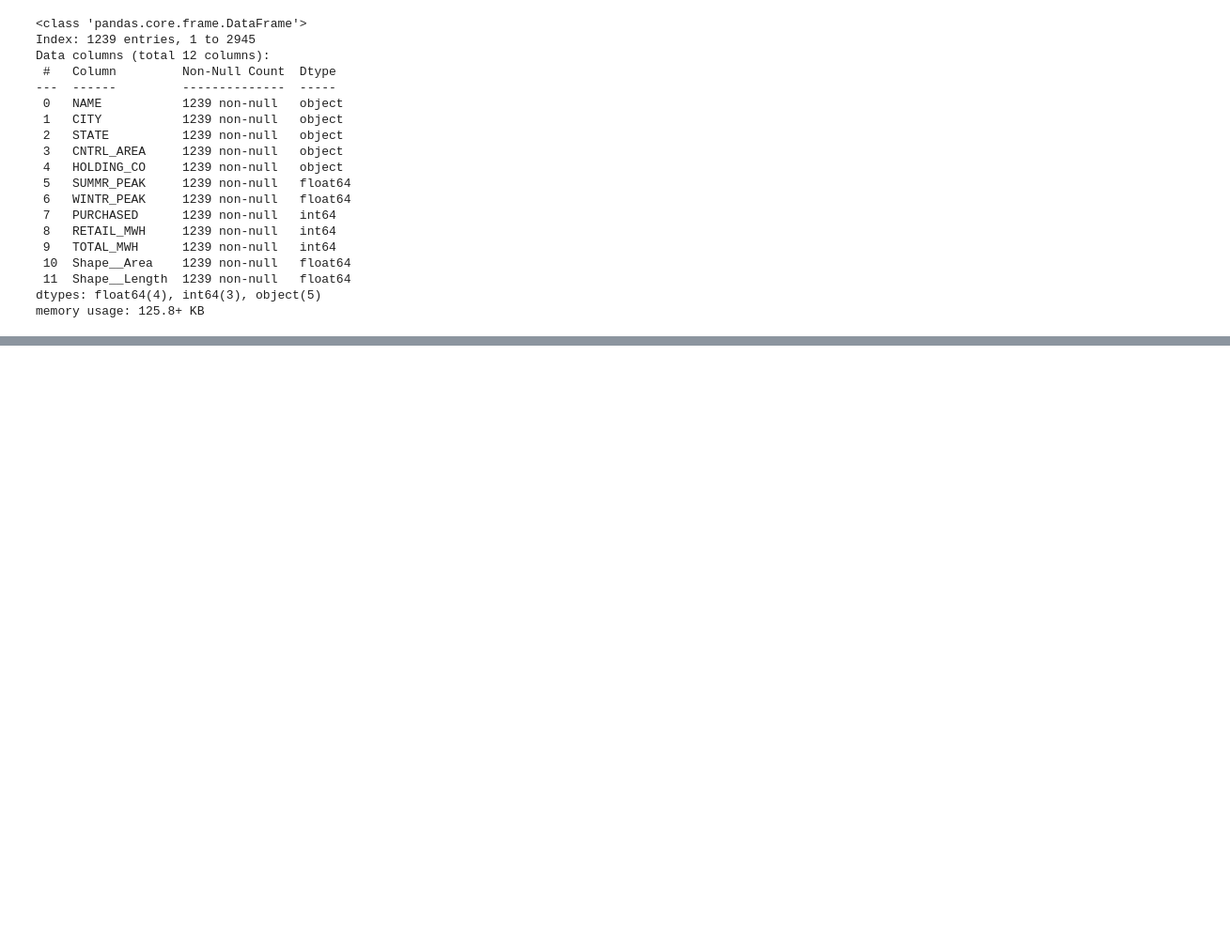
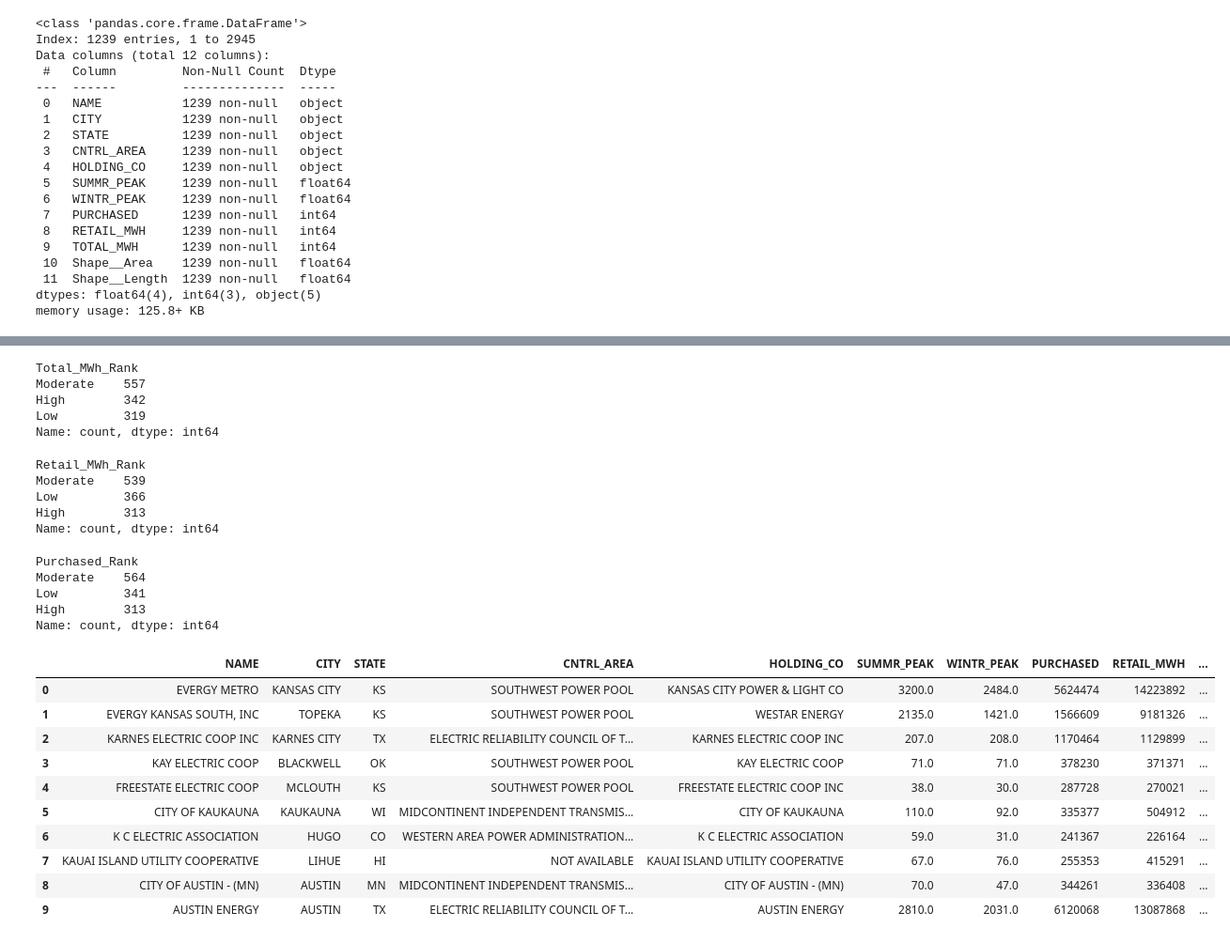
Before and after one commit to sabrinasayed99/Data_Center_Sites, a Jupyter notebook: Cleaning_2.ipynb, the cells around one changed output, grey strips where cells are left out. Shown at 94% size. Cells and saved outputs as stored; diff of their text form; code cells hidden in the pictures; blank space fills up the shorter version.

```diff
--- a/Cleaning_2.ipynb
+++ b/Cleaning_2.ipynb
@@ -413 +534,71 @@ memory usage: 125.8+ KB
+# %%
+# Create Total_MWh Rank column
+import numpy as np
+conditions = [
+    retail_costs_df['TOTAL_MWH'] > 1000000,
+    (retail_costs_df['TOTAL_MWH'] >= 300000) & (retail_costs_df['TOTAL_MWH'] <= 1000000),
+    retail_costs_df['TOTAL_MWH'] < 300000
+]
+choices = ['High', 'Moderate', 'Low']
+
+retail_costs_df['Total_MWh_Rank'] = np.select(conditions, choices, default='Unknown')
+
+# Verify the results
+print(retail_costs_df['Total_MWh_Rank'].value_counts())
+# %% [output]
+Total_MWh_Rank
+Moderate    557
+High        342
+Low         319
+Name: count, dtype: int64
+# %%
+# Create Retail_MWh Rank column
+conditions = [
+    retail_costs_df['RETAIL_MWH'] > 1000000,
+    (retail_costs_df['RETAIL_MWH'] >= 300000) & (retail_costs_df['RETAIL_MWH'] <= 1000000),
+    retail_costs_df['RETAIL_MWH'] < 300000
+]
+choices = ['High', 'Moderate', 'Low']
+
+retail_costs_df['Retail_MWh_Rank'] = np.select(conditions, choices, default='Unknown')
+
+# Verify the results
+print(retail_costs_df['Retail_MWh_Rank'].value_counts())
+# %% [output]
+Retail_MWh_Rank
+Moderate    539
+Low         366
+High        313
+Name: count, dtype: int64
+# %%
+# Create Purchased Rank column
+conditions = [
+    retail_costs_df['PURCHASED'] > 1000000,
+    (retail_costs_df['PURCHASED'] >= 300000) & (retail_costs_df['PURCHASED'] <= 1000000),
+    retail_costs_df['PURCHASED'] < 300000
+]
+choices = ['High', 'Moderate', 'Low']
+
+retail_costs_df['Purchased_Rank'] = np.select(conditions, choices, default='Unknown')
+retail_costs_df['Purchased_Rank'].value_counts()
+# %% [output]
+Purchased_Rank
+Moderate    564
+Low         341
+High        313
+Name: count, dtype: int64
+# %%
+retail_costs_df.head(10)
+# %% [output]
+|  | NAME | CITY | STATE | CNTRL_AREA | HOLDING_CO | SUMMR_PEAK | WINTR_PEAK | PURCHASED | RETAIL_MWH | ... |
+| 0 | EVERGY METRO | KANSAS CITY | KS | SOUTHWEST POWER POOL | KANSAS CITY POWER & LIGHT CO | 3200.0 | 2484.0 | 5624474 | 14223892 | ... |
+| 1 | EVERGY KANSAS SOUTH, INC | TOPEKA | KS | SOUTHWEST POWER POOL | WESTAR ENERGY | 2135.0 | 1421.0 | 1566609 | 9181326 | ... |
+| 2 | KARNES ELECTRIC COOP INC | KARNES CITY | TX | ELECTRIC RELIABILITY COUNCIL OF T... | KARNES ELECTRIC COOP INC | 207.0 | 208.0 | 1170464 | 1129899 | ... |
+| 3 | KAY ELECTRIC COOP | BLACKWELL | OK | SOUTHWEST POWER POOL | KAY ELECTRIC COOP | 71.0 | 71.0 | 378230 | 371371 | ... |
+| 4 | FREESTATE ELECTRIC COOP | MCLOUTH | KS | SOUTHWEST POWER POOL | FREESTATE ELECTRIC COOP INC | 38.0 | 30.0 | 287728 | 270021 | ... |
+| 5 | CITY OF KAUKAUNA | KAUKAUNA | WI | MIDCONTINENT INDEPENDENT TRANSMIS... | CITY OF KAUKAUNA | 110.0 | 92.0 | 335377 | 504912 | ... |
+| 6 | K C ELECTRIC ASSOCIATION | HUGO | CO | WESTERN AREA POWER ADMINISTRATION... | K C ELECTRIC ASSOCIATION | 59.0 | 31.0 | 241367 | 226164 | ... |
+| 7 | KAUAI ISLAND UTILITY COOPERATIVE | LIHUE | HI | NOT AVAILABLE | KAUAI ISLAND UTILITY COOPERATIVE | 67.0 | 76.0 | 255353 | 415291 | ... |
+| 8 | CITY OF AUSTIN - (MN) | AUSTIN | MN | MIDCONTINENT INDEPENDENT TRANSMIS... | CITY OF AUSTIN - (MN) | 70.0 | 47.0 | 344261 | 336408 | ... |
+| 9 | AUSTIN ENERGY | AUSTIN | TX | ELECTRIC RELIABILITY COUNCIL OF T... | AUSTIN ENERGY | 2810.0 | 2031.0 | 6120068 | 13087868 | ... |
 # %%
```
Also changed, not shown: parts of 39 cells of this notebook, 4 other files.
